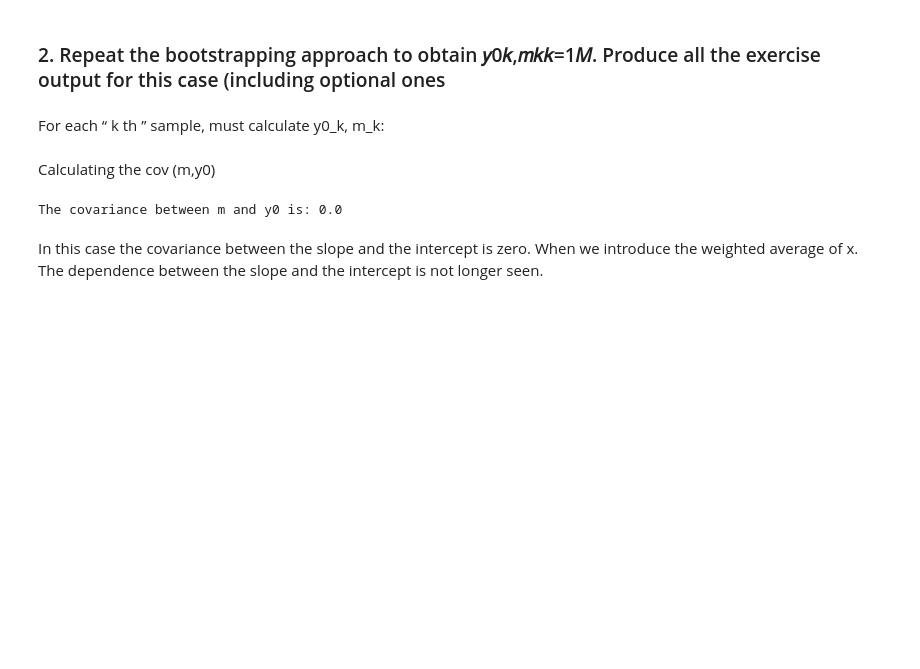
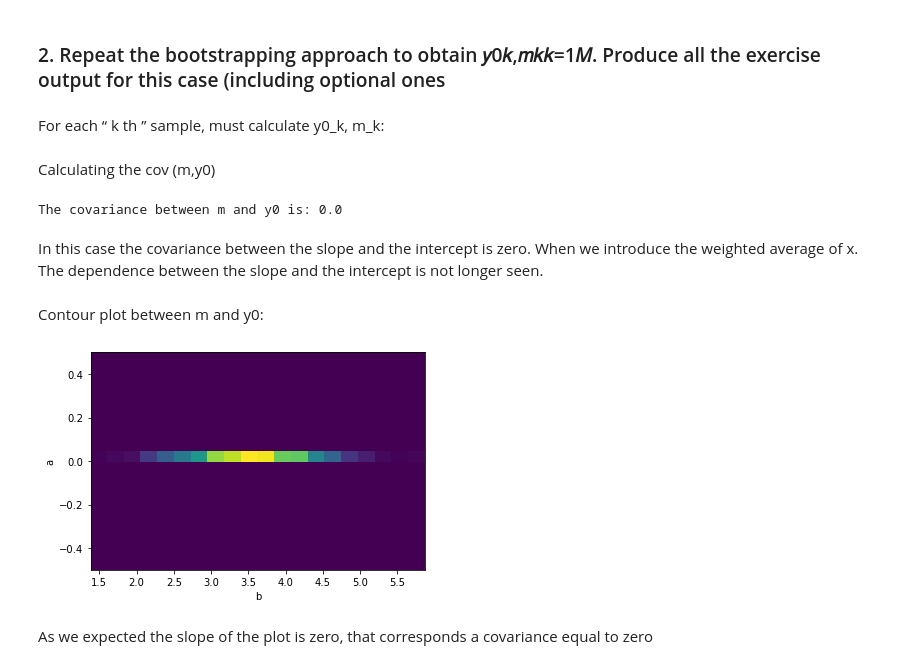
Before and after one commit to ccochato/cnm_final_project, a Jupyter notebook: FINAL_PROJECT_BOOTSTRAPPING.ipynb, the cells around one changed output. Saved outputs shown, nothing was run; the diff lists cells and outputs as text; code cells hidden in the pictures; blank space fills up the shorter version.

Commit message:
Contour plot between the new slope and intercept

```diff
--- a/FINAL_PROJECT_BOOTSTRAPPING.ipynb
+++ b/FINAL_PROJECT_BOOTSTRAPPING.ipynb
@@ -275,3 +275,15 @@ print("The covariance between m and y0 is:", str(round(cov(y0_m_dat[:, 0], y0_m_
 The covariance between m and y0 is: 0.0
 # %% [markdown]
 In this case the covariance between the slope and the intercept is zero. When we introduce the weighted average of x. The dependence between the slope and the intercept is not longer seen.
+# %% [markdown]
+Contour plot between m and y0:
+# %%
+plt.hist2d(y0_m_dat[:, 0], y0_m_dat[:, 1], bins = 20)
+plt.xlabel('b')
+plt.ylabel('a')
+plt.show()
+# %% [output]
+[figure, added]
+# %% [markdown]
+As we expected the slope of the plot is zero, that corresponds a covariance
+equal to zero
```
